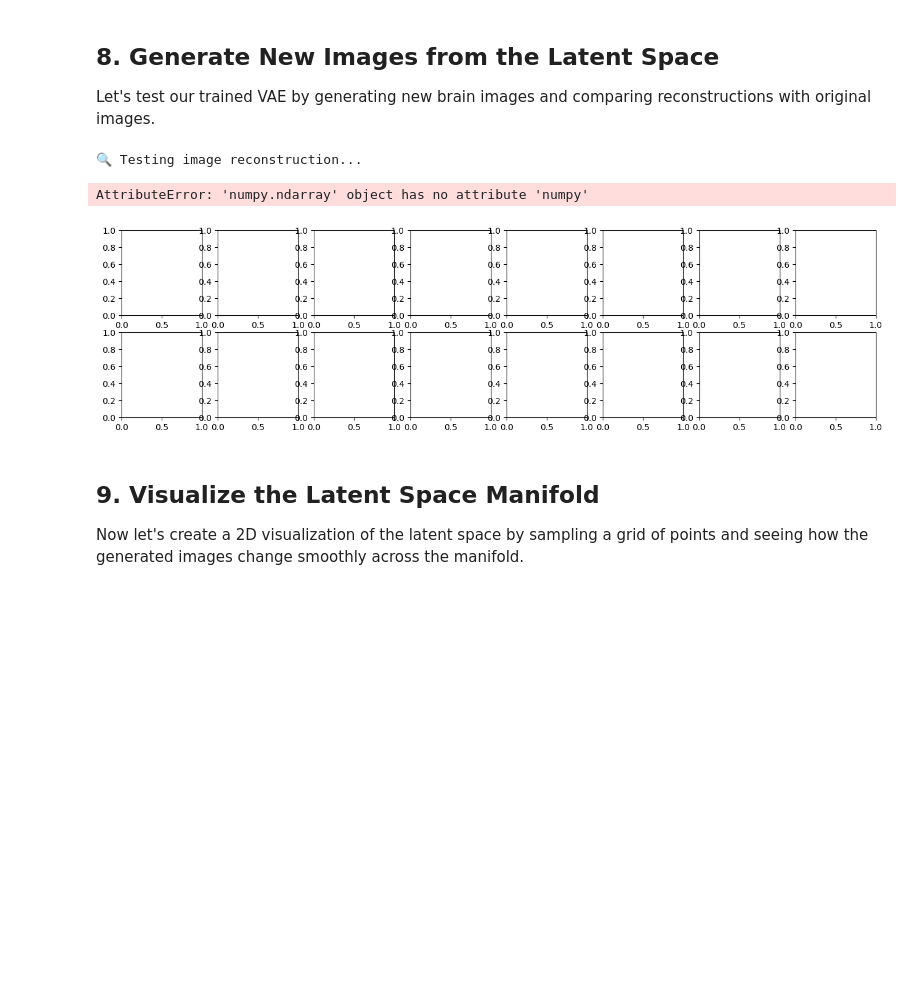
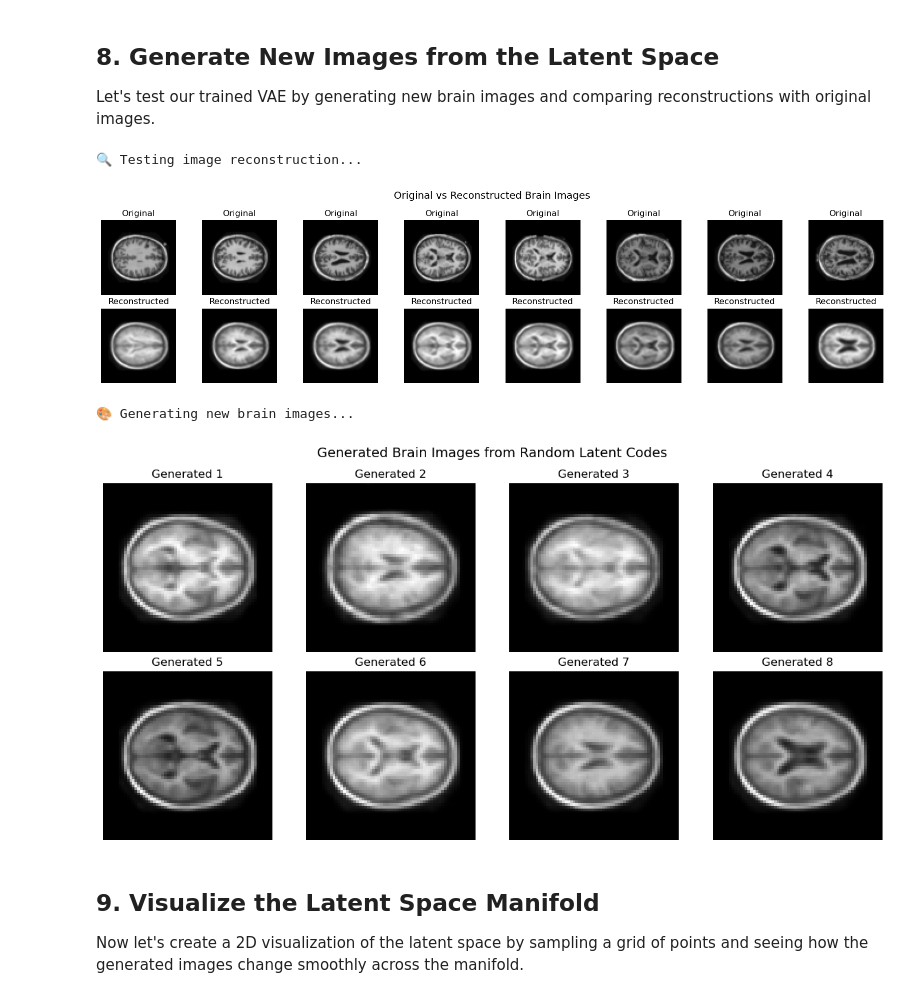
Before and after one commit to kunw4r/Lab2-Recognition, a Jupyter notebook: VAE_Brain_MRI_Simplified.ipynb, the cells around one changed output. Saved outputs shown, nothing was run; the diff lists cells and outputs as text; code cells hidden in the pictures; blank space fills up the shorter version.

```diff
--- a/VAE_Brain_MRI_Simplified.ipynb
+++ b/VAE_Brain_MRI_Simplified.ipynb
@@ -632,19 +782,27 @@ Let's test our trained VAE by generating new brain images and comparing reconstr
 # %%
 def plot_reconstructions(vae, data, n_samples=8):
     """Plot original images vs reconstructions"""
-    # Get reconstructions
-    reconstructions = vae(data[:n_samples])
+    vae.eval()
+    with torch.no_grad():
+        data_sample = data[:n_samples].to(device)
+
+        # Get reconstructions
+        reconstructions, _, _ = vae(data_sample)
+
+        # Convert to CPU and numpy for plotting
+        data_sample = data_sample.cpu()
+        reconstructions = reconstructions.cpu()
 
     fig, axes = plt.subplots(2, n_samples, figsize=(n_samples * 2, 4))
 
     for i in range(n_samples):
-        # Original images - data is already numpy array
-        axes[0, i].imshow(data[i].squeeze(), cmap='gray')
+        # Original images
+        axes[0, i].imshow(data_sample[i].squeeze(), cmap='gray')
         axes[0, i].set_title('Original')
         axes[0, i].axis('off')
 
-        # Reconstructed images - convert tensor to numpy
-        axes[1, i].imshow(reconstructions[i].numpy().squeeze(), cmap='gray')
+        # Reconstructed images
+        axes[1, i].imshow(reconstructions[i].squeeze(), cmap='gray')
         axes[1, i].set_title('Reconstructed')
         axes[1, i].axis('off')
 
@@ -652,40 +810,46 @@ def plot_reconstructions(vae, data, n_samples=8):
     plt.tight_layout()
     plt.show()
 
 def generate_new_images(decoder, n_samples=8):
     """Generate new brain images by sampling from latent space"""
-    # Sample random latent codes
-    random_latent_vectors = tf.random.normal(shape=(n_samples, LATENT_DIM))
+    decoder.eval()
+    with torch.no_grad():
+        # Sample random latent codes
+        random_latent_vectors = torch.randn(n_samples, LATENT_DIM).to(device)
 
-    # Generate images
-    generated_images = decoder(random_latent_vectors)
+        # Generate images
+        generated_images = decoder(random_latent_vectors)
+
+        # Convert to CPU for plotting
+        generated_images = generated_images.cpu()
 
     # Plot generated images
     fig, axes = plt.subplots(2, 4, figsize=(12, 6))
     axes = axes.flatten()
 
     for i in range(n_samples):
-        axes[i].imshow(generated_images[i].numpy().squeeze(), cmap='gray')
+        axes[i].imshow(generated_images[i].squeeze(), cmap='gray')
         axes[i].set_title(f'Generated {i+1}')
         axes[i].axis('off')
 
     plt.suptitle('Generated Brain Images from Random Latent Codes', fontsize=14)
     plt.tight_layout()
     plt.show()
 
 # Test image generation (only if model is trained)
 if X_val is not None:
     print("🔍 Testing image reconstruction...")
     plot_reconstructions(vae, X_val, n_samples=8)
 
     print("\n🎨 Generating new brain images...")
     generate_new_images(decoder, n_samples=8)
 else:
     print("❌ Cannot generate images - model not trained yet.")
 # %% [output]
 🔍 Testing image reconstruction...
+[figure, new version]
-AttributeError: 'numpy.ndarray' object has no attribute 'numpy'
+🎨 Generating new brain images...
-[figure, old version]
+[figure, added]
 # %% [markdown]
 ## 9. Visualize the Latent Space Manifold
 
```
Also changed, not shown: parts of 15 cells of this notebook.
